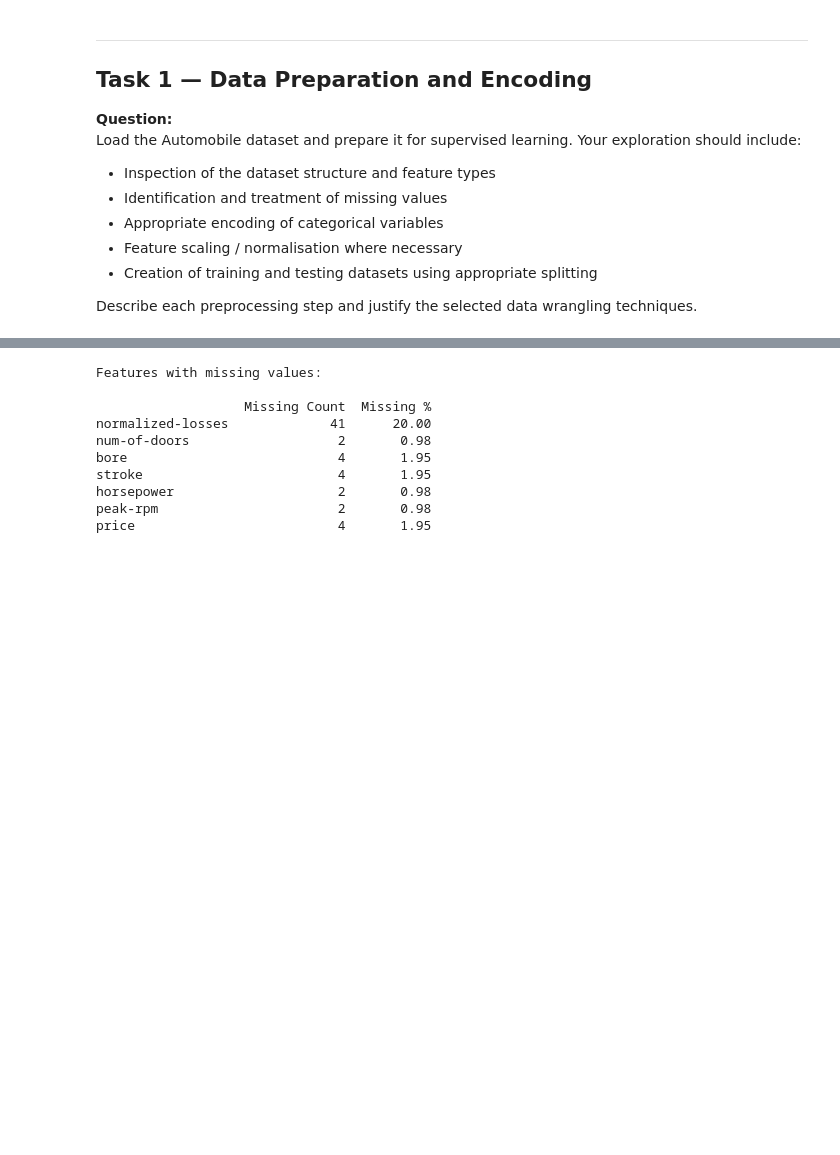
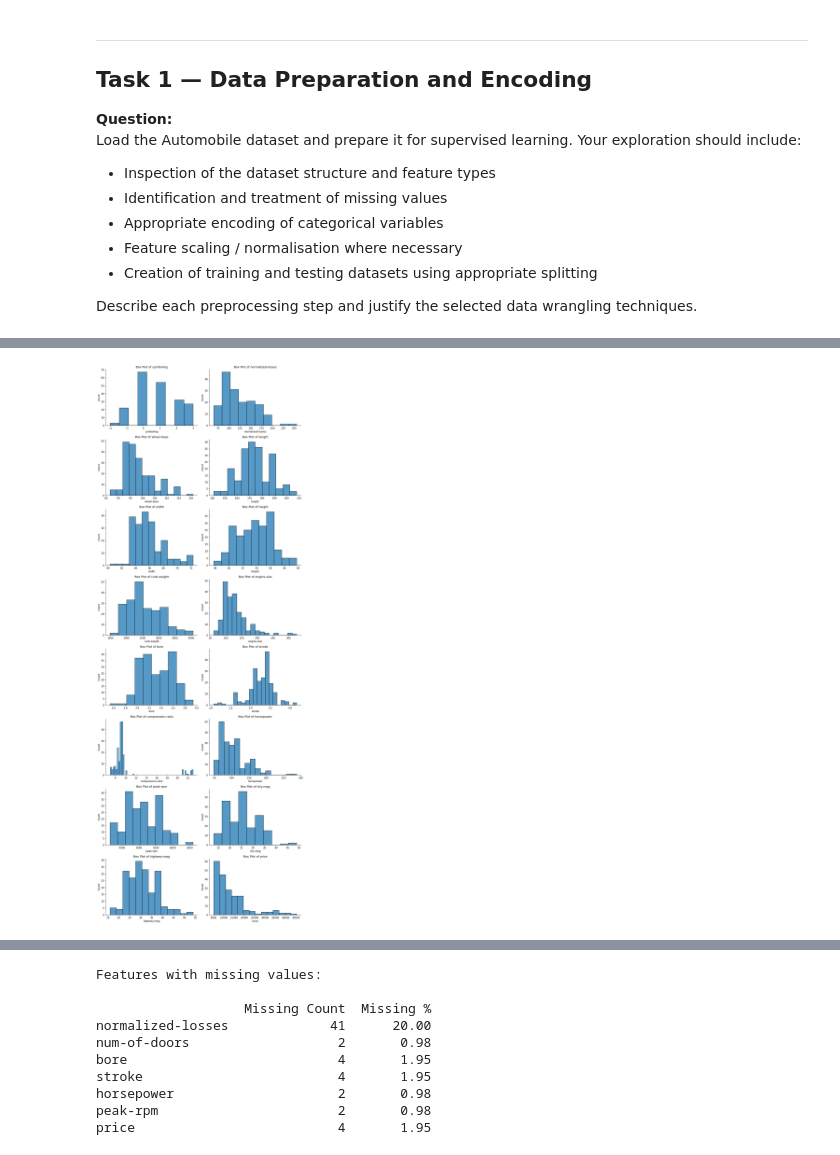
Before and after one commit to Rajesh2015/MSMLRepoSolution, a Jupyter notebook: SG-720-Machine Learning/automobile_analysis.ipynb, the cells around one changed output, grey strips where cells are left out. Drawn from its saved outputs; the diff is of its cells as text; code cells hidden in the pictures; blank space fills up the shorter version.

```diff
--- a/SG-720-Machine Learning/automobile_analysis.ipynb
+++ b/SG-720-Machine Learning/automobile_analysis.ipynb
@@ -18,9 +18,8 @@ from sklearn.metrics import (
 )
 import warnings
 warnings.filterwarnings('ignore')
-
+from google.colab import drive
 # Global plot styling
-plt.rcParams['figure.dpi'] = 110
 plt.rcParams['axes.spines.top'] = False
 plt.rcParams['axes.spines.right'] = False
 sns.set_palette('tab10')
@@ -218,3 +244,6 @@ Load the Automobile dataset and prepare it for supervised learning. Your explora
 - Creation of training and testing datasets using appropriate splitting
 
 Describe each preprocessing step and justify the selected data wrangling techniques.
+# %%
+drive.mount('/content/drive')
+path = "/content/drive/MyDrive/notebook-data/automobile/imports-85.data"
@@ -228,9 +259,9 @@ col_names = [
     'engine-type', 'num-of-cylinders', 'engine-size', 'fuel-system',
     'bore', 'stroke', 'compression-ratio', 'horsepower', 'peak-rpm',
     'city-mpg', 'highway-mpg', 'price'
-]
+] # taken from .names file
 
-df = pd.read_csv('automobile/imports-85.data', names=col_names, na_values='?')
+df = pd.read_csv(path, names=col_names, na_values='?')
 
 print('Dataset shape:', df.shape)          # expected: (205, 26)
 print('\nColumn dtypes:')
@@ -260,3 +291,6 @@ First 3 rows:
 | 1 | 3 | NaN | alfa-romero | gas | std | two | convertible | rwd | ... |
 | 2 | 1 | NaN | alfa-romero | gas | std | two | hatchback | rwd | ... |
 3 rows × 26 columns
+# %%
+numeric_columns=df.select_dtypes('number').columns
+print("All {} Columns".format(numeric_columns))
@@ -262,0 +307,20 @@ First 3 rows:
+# %%
+# Plot hist plots for all numerical variables
+n_cols = 2
+n_rows = (len(numeric_columns) + n_cols - 1) // n_cols
+
+fig, axes = plt.subplots(n_rows, n_cols, figsize=(12, 4 * n_rows))
+axes = axes.flatten()
+
+for i, col in enumerate(numeric_columns):
+    sns.histplot(data=df, x=col, ax=axes[i])
+    axes[i].set_title(f'Box Plot of {col}')
+
+# Remove any unused subplots
+for j in range(i + 1, len(axes)):
+    fig.delaxes(axes[j])
+
+plt.tight_layout()
+plt.show()
+# %% [output]
+[figure, added]
```
Also changed, not shown: parts of 11 cells of this notebook.
